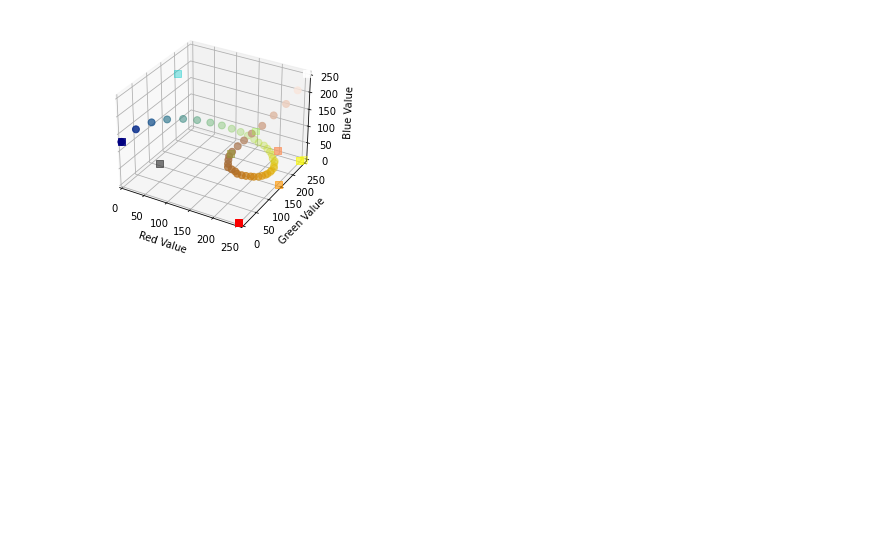
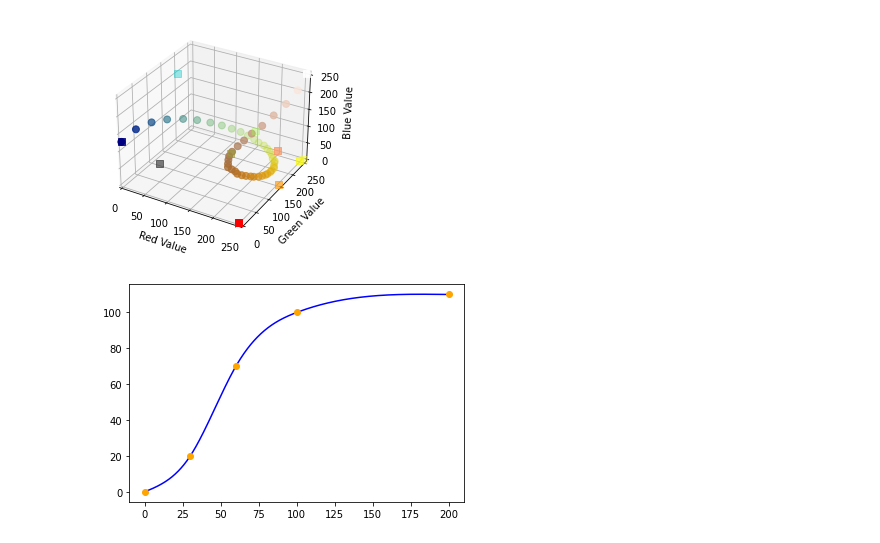
Before and after one commit to inniyah/JupyterTests, a Jupyter notebook: work/VoxTest7.ipynb, the cells around one changed output. Saved outputs shown, nothing was run; the diff lists cells and outputs as text; code cells hidden in the pictures; blank space fills up the shorter version.

```diff
--- a/work/VoxTest7.ipynb
+++ b/work/VoxTest7.ipynb
@@ -173 +250,24 @@ plot_gradient_series(color_dict(gradient),
+# %%
+hlevels_ref_x = [0, 30, 60, 100, 200]
+hlevels_ref_y = [0, 20, 70, 100, 110]
+
+#hlevels_ref_x = [0, 30, 60, 100, 200]
+#hlevels_ref_y = [0, 20, 65, 100, 120]
+
+hlevels_spline = CubicSplineStruct()
+hlevels_spline.m_n = len(hlevels_ref_x)
+hlevels_spline.m_xvalues =  hlevels_ref_x
+hlevels_spline.computeYtoKMatrix()
+hlevels_spline.m_yvalues = hlevels_ref_y
+hlevels_spline.computeKCoeffs()
+
+x_steps = 10
+hlevels_x = [x / x_steps for x in range(min(hlevels_ref_x) * x_steps, max(hlevels_ref_x) * x_steps)]
+hlevels_y = [hlevels_spline.interpolate(x) for x in hlevels_x]
+
+plt.plot(hlevels_x, hlevels_y, '-b')
+plt.plot(hlevels_ref_x, hlevels_ref_y, 'o', color='orange')
+plt.show()
+# %% [output]
+[figure, added]
 # %%
```
Also changed, not shown: parts of 7 cells of this notebook.
